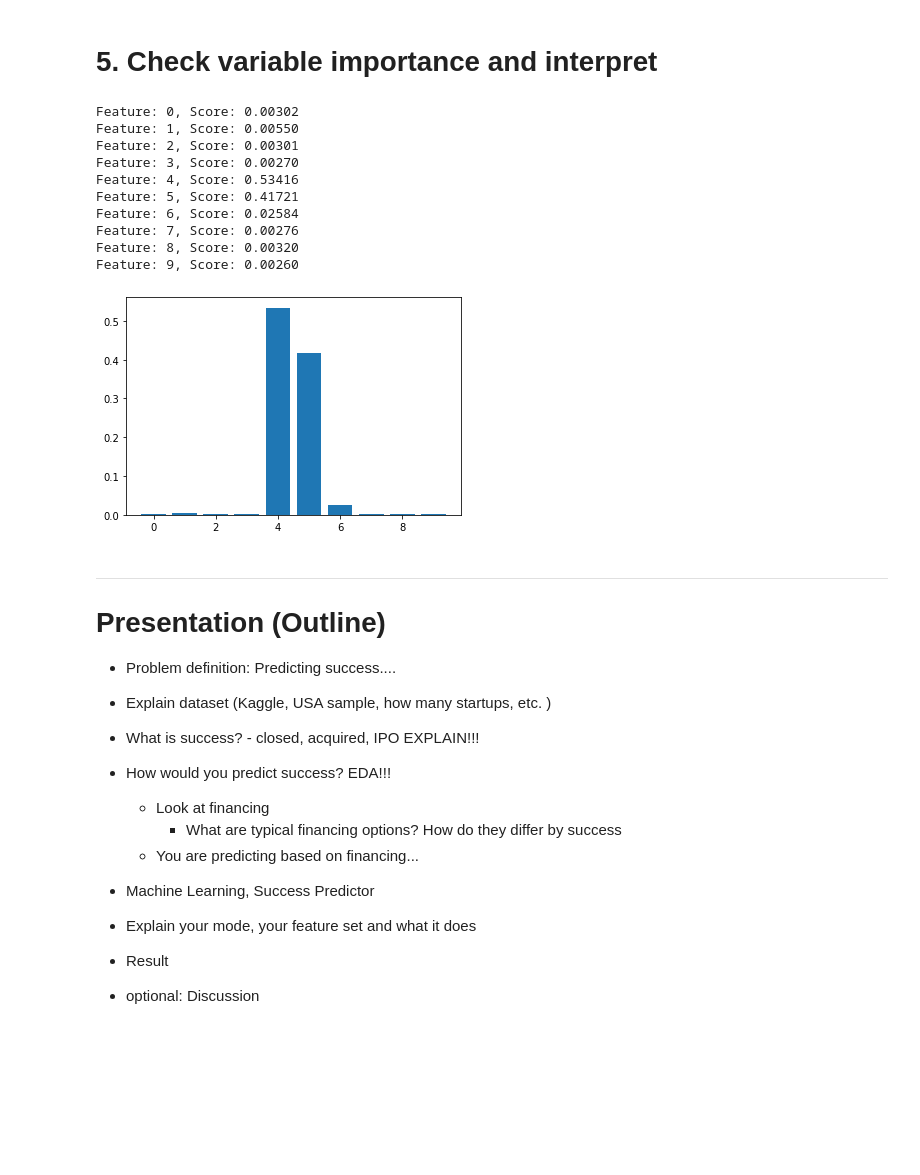
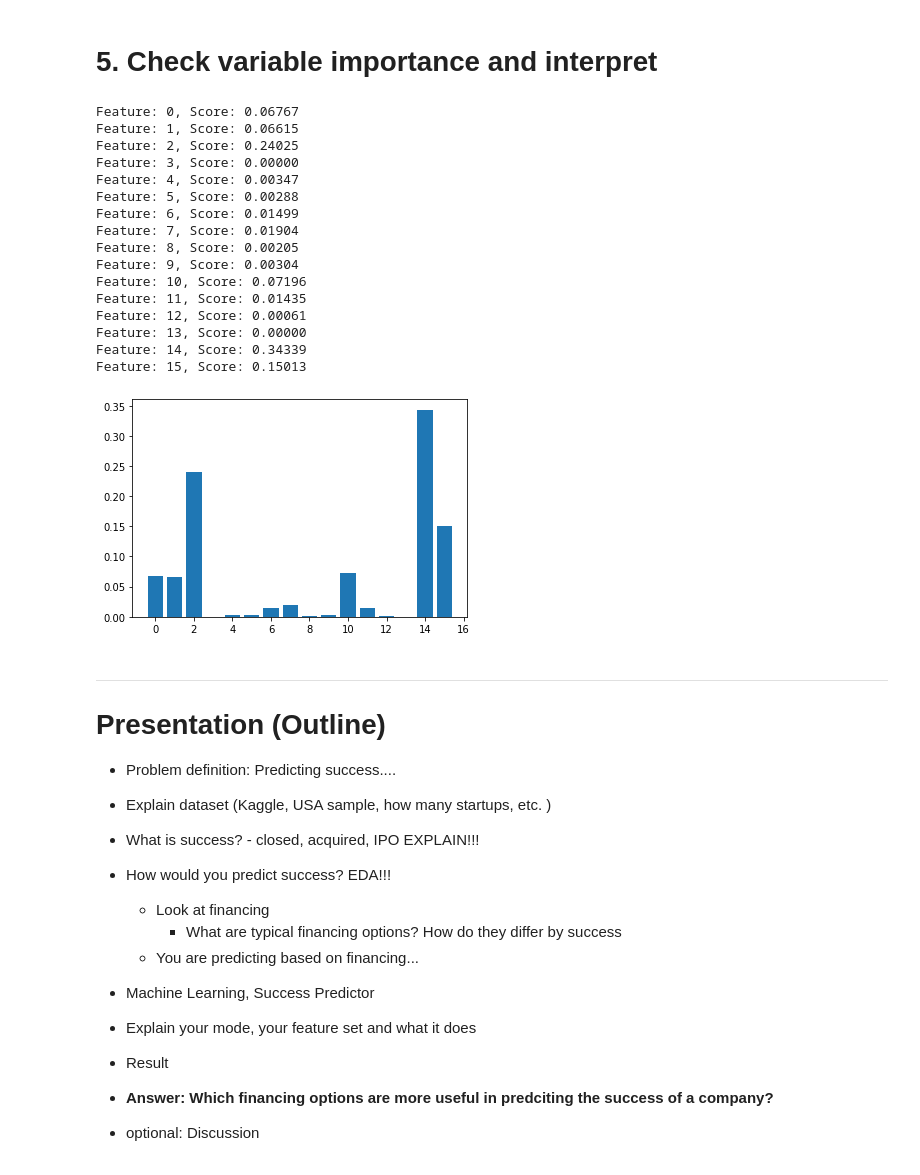
Before and after one commit to ryukeno/ML-Predicting-Startup-Success, a Jupyter notebook: 3_Machine_Learning.ipynb, the cells around one changed output. Saved outputs shown, nothing was run; the diff lists cells and outputs as text; code cells hidden in the pictures; blank space fills up the shorter version.

```diff
--- a/3_Machine_Learning.ipynb
+++ b/3_Machine_Learning.ipynb
@@ -269,36 +274,32 @@ This model achieved an accuracy score of: 0.6667
 # %% [markdown]
 # 5. Check variable importance and interpret
 # %%
-# random forest for feature importance on a regression problem
-from sklearn.datasets import make_regression
-from sklearn.ensemble import RandomForestRegressor
-from matplotlib import pyplot
-# define dataset
-X, y = make_regression(n_samples=1000, n_features=10, n_informative=5, random_state=1)
-# define the model
-model = RandomForestRegressor()
-# fit the model
-model.fit(X, y)
 # get importance
-importance = model.feature_importances_
+importance = rf.feature_importances_
 # summarize feature importance
 for i,v in enumerate(importance):
     print('Feature: %0d, Score: %.5f' % (i,v))
 # plot feature importance
-pyplot.bar([x for x in range(len(importance))], importance)
-pyplot.show()
+plt.bar([x for x in range(len(importance))], importance)
+plt.show()
 # %% [output]
-Feature: 0, Score: 0.00302
-Feature: 1, Score: 0.00550
-Feature: 2, Score: 0.00301
-Feature: 3, Score: 0.00270
-Feature: 4, Score: 0.53416
-Feature: 5, Score: 0.41721
-Feature: 6, Score: 0.02584
-Feature: 7, Score: 0.00276
-Feature: 8, Score: 0.00320
-Feature: 9, Score: 0.00260
+Feature: 0, Score: 0.06767
+Feature: 1, Score: 0.06615
+Feature: 2, Score: 0.24025
+Feature: 3, Score: 0.00000
+Feature: 4, Score: 0.00347
+Feature: 5, Score: 0.00288
+Feature: 6, Score: 0.01499
+Feature: 7, Score: 0.01904
+Feature: 8, Score: 0.00205
+Feature: 9, Score: 0.00304
+Feature: 10, Score: 0.07196
+Feature: 11, Score: 0.01435
+Feature: 12, Score: 0.00061
+Feature: 13, Score: 0.00000
+Feature: 14, Score: 0.34339
+Feature: 15, Score: 0.15013
-[figure, old version]
+[figure, new version]
 # %% [markdown]
 ---
 
@@ -315,5 +316,6 @@ Feature: 9, Score: 0.00260
 - Machine Learning, Success Predictor
 - Explain your mode, your feature set and what it does
 - Result
+- **Answer: Which financing options are more useful in predciting the success of a company?**
 
 - optional: Discussion
```
Also changed, not shown: parts of 13 cells of this notebook.
